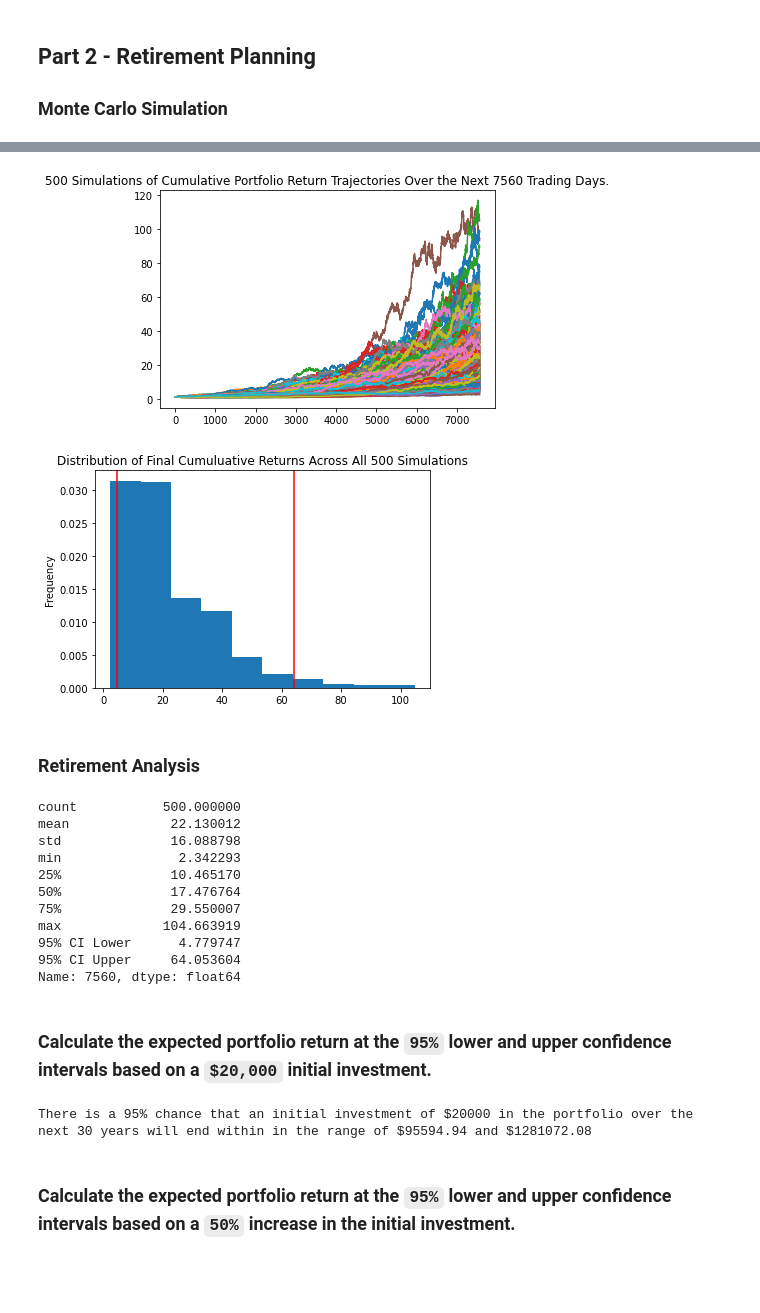
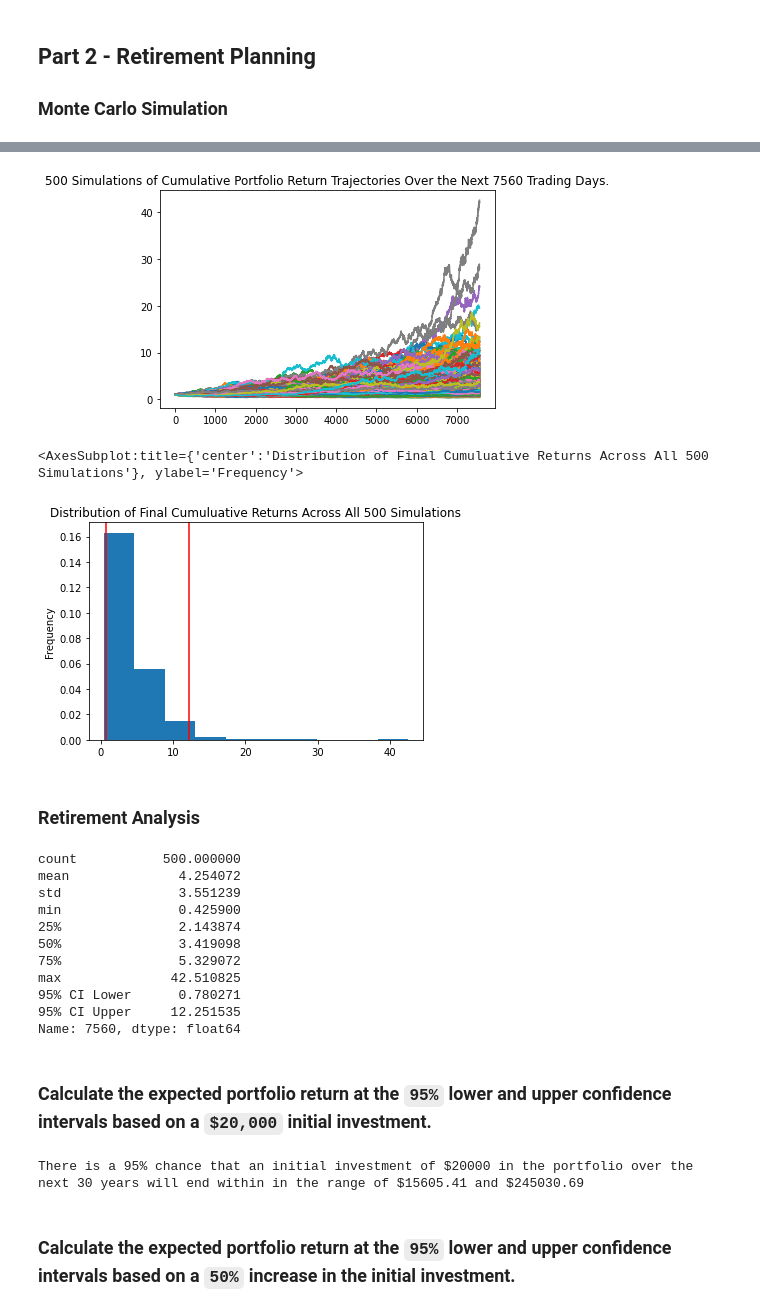
Before and after one commit to Aqui1983/Module_5_Homework, a Jupyter notebook: financial-planner.ipynb, the cells around one changed output, grey strips where cells are left out. Drawn from its saved outputs; the diff is of its cells as text; code cells hidden in the pictures; blank space fills up the shorter version.

```diff
--- a/financial-planner.ipynb
+++ b/financial-planner.ipynb
@@ -178,20 +191,27 @@ Congratulations! You have enough money in your emergency fund.
 # %%
 # Set start and end dates of five years back from today.
 # Sample results may vary from the solution based on the time frame chosen
-start_date = pd.Timestamp('2016-05-01', tz='America/New_York').isoformat()
-end_date = pd.Timestamp('2021-05-01', tz='America/New_York').isoformat()
+start_date = pd.Timestamp('2017-11-09', tz='America/New_York').isoformat()
+end_date = pd.Timestamp('2022-11-09', tz='America/New_York').isoformat()
+# Setting timeframe
+timeframe='1Day'
 # %%
 # Get 5 years' worth of historical data for SPY and AGG
-# YOUR CODE HERE!
+# Setting tickers
+tickers = ['AGG','SPY']
 
+# Creating DataFrame
+df_stock_data = alpaca.get_bars(
+    tickers,
+    timeframe,
+    start=start_date,
+    end=end_date
+).df
 # Reorganize the DataFrame
-# Separate ticker data
-# YOUR CODE HERE!
-
-
+AGG = df_stock_data[df_stock_data['symbol']=='AGG'].drop('symbol',axis=1)
+SPY = df_stock_data[df_stock_data['symbol']=='SPY'].drop('symbol',axis=1)
 # Concatenate the ticker DataFrames
-# YOUR CODE HERE!
-
+df_stock_data = pd.concat([AGG,SPY],axis=1, keys=['AGG','SPY'])
 # Display sample data
 df_stock_data.head()
 # %% [output]
@@ -205,0 +226,8 @@ df_stock_data.head()
+# %%
+# Configuring a Monte Carlo simulation to forecast 30 years cumulative returns
+MC_60_40_dist = MCSimulation(
+    portfolio_data = df_stock_data,
+    weights = [0.40,0.60],
+    num_simulation = 500,
+    num_trading_days = 252*30
+)
@@ -255,32 +291,32 @@ Running Monte Carlo simulation number 490.
 # %%
 # Plot simulation outcomes
-# YOUR CODE HERE!
+line_plot = MC_60_40_dist.plot_simulation()
 # %% [output]
-[figure, old version]
+[figure, new version]
 # %%
 # Plot probability distribution and confidence intervals
-# YOUR CODE HERE!
+MC_60_40_dist.plot_distribution()
 # %% [output]
+<AxesSubplot:title={'center':'Distribution of Final Cumuluative Returns Across All 500 Simulations'}, ylabel='Frequency'>
-[figure, old version]
+[figure, new version]
 # %% [markdown]
 ### Retirement Analysis
 # %%
 # Fetch summary statistics from the Monte Carlo simulation results
-# YOUR CODE HERE!
-
+tbl = MC_60_40_dist.summarize_cumulative_return()
 # Print summary statistics
-# YOUR CODE HERE!
+print(tbl)
 # %% [output]
 count           500.000000
-mean             22.130012
-std              16.088798
-min               2.342293
-25%              10.465170
-50%              17.476764
-75%              29.550007
-max             104.663919
-95% CI Lower      4.779747
-95% CI Upper     64.053604
+mean              4.254072
+std               3.551239
+min               0.425900
+25%               2.143874
+50%               3.419098
+75%               5.329072
+max              42.510825
+95% CI Lower      0.780271
+95% CI Upper     12.251535
 Name: 7560, dtype: float64
 # %% [markdown]
 ### Calculate the expected portfolio return at the `95%` lower and upper confidence intervals based on a `$20,000` initial investment.
@@ -289,14 +325,14 @@ Name: 7560, dtype: float64
 initial_investment = 20000
 
 # Use the lower and upper `95%` confidence intervals to calculate the range of the possible outcomes of our $20,000
-# YOUR CODE HERE!
-
+ci_lower = round(tbl[8]*20000,2)
+ci_upper = round(tbl[9]*20000,2)
 # Print results
 print(f"There is a 95% chance that an initial investment of ${initial_investment} in the portfolio"
       f" over the next 30 years will end within in the range of"
       f" ${ci_lower} and ${ci_upper}")
 # %% [output]
-There is a 95% chance that an initial investment of $20000 in the portfolio over the next 30 years will end within in the range of $95594.94 and $1281072.08
+There is a 95% chance that an initial investment of $20000 in the portfolio over the next 30 years will end within in the range of $15605.41 and $245030.69
 # %% [markdown]
 ### Calculate the expected portfolio return at the `95%` lower and upper confidence intervals based on a `50%` increase in the initial investment.
 # %%
```
Also changed, not shown: parts of 14 cells of this notebook.
